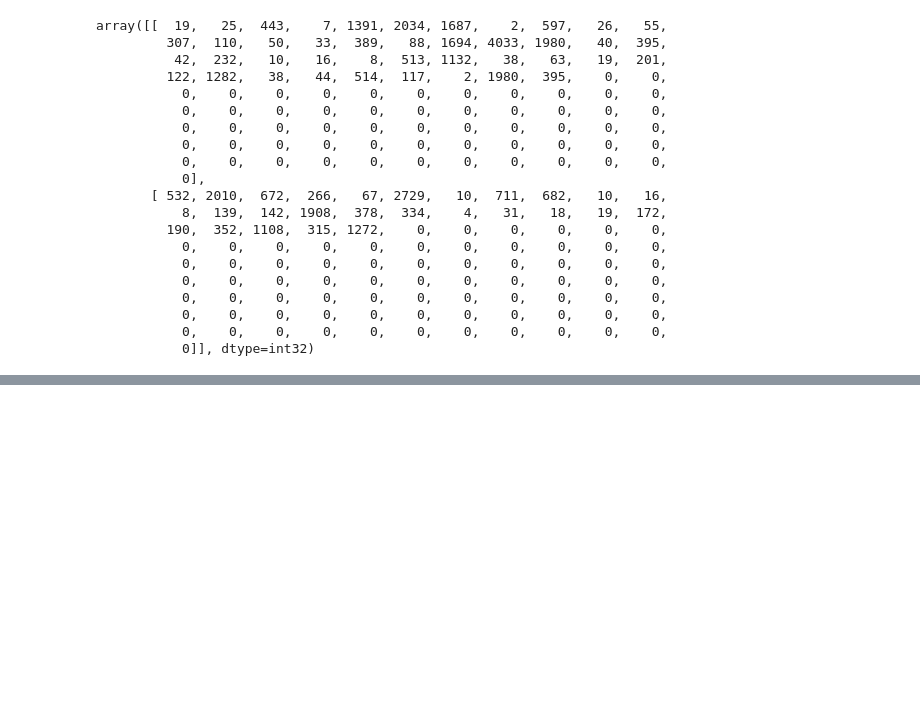
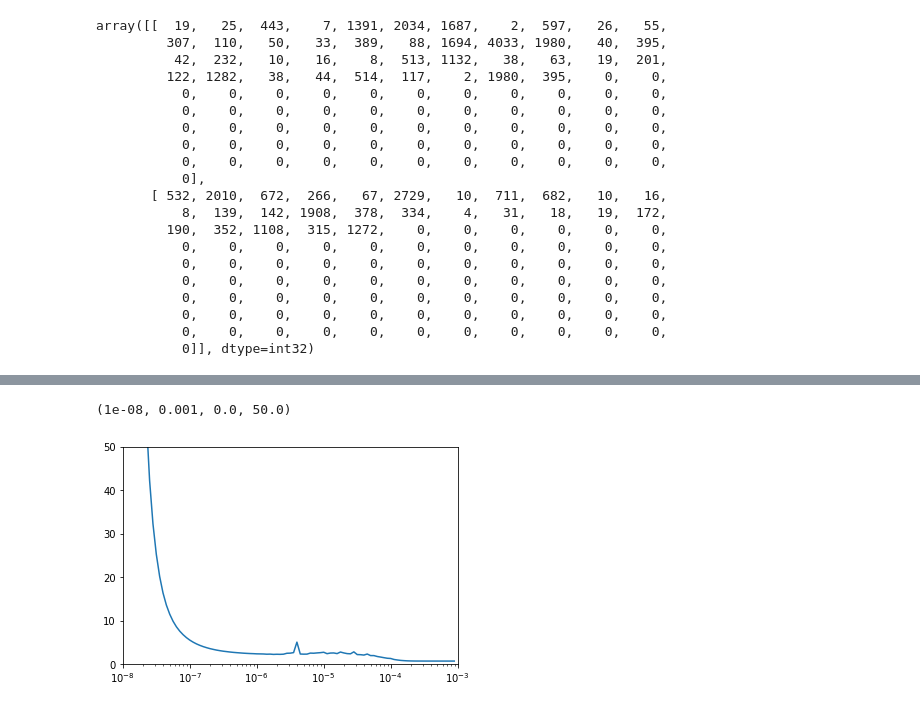
Before and after one commit to github0apurva/DrugReview, a Jupyter notebook: DrugReview_co.ipynb, the cells around one changed output, grey strips where cells are left out. Saved outputs shown, nothing was run; the diff lists cells and outputs as text; code cells hidden in the pictures; blank space fills up the shorter version.

Commit message:
DrugReview_co.ipynb:  dependent as regressor,  simple network with only text input and no embedding

```diff
--- a/DrugReview_co.ipynb
+++ b/DrugReview_co.ipynb
@@ -973,0 +989,39 @@ array([[  19,   25,  443,    7, 1391, 2034, 1687,    2,  597,   26,   55,
+# %%
+param_mod = {
+'embedding_dim' : 16 ,
+'training_size' : 1024,
+'epochs' : 25,
+'GLOVE_DIR' : 'C:/Users/Apurva/Desktop/CaseStudy',
+'GLOVE_FILE' : 'glove.840B.300d.txt',
+'pkl_filename' : "my_model.h5" ,
+'tok' : "tokenizer.pickle"
+}
+# %%
+# Model 1 - output as a regression
+
+# finding the best learning rate
+
+model = Sequential([
+  Dense(50, input_shape = (100,) ,activation = 'relu' ),
+  Dense(20,activation = 'relu' ),
+  Dense(1)
+  ])
+
+model.summary()
+
+# creating a time variable for calculating the total time taken to run the training and validation.
+t = tp.time()
+# defining the LR Schedule, experimenting with different learning rates
+lr_schedule = LearningRateScheduler(lambda epoch: 1e-8 * 10 ** (epoch / 20))
+# defining the optimizer
+optimizer = SGD( lr = 1e-8 , momentum = 0.9)
+# Compiling the model
+model.compile( loss = 'mse', optimizer = optimizer, metrics = ['mae'])
+# Fitting the training data with simultaneously validating
+hist = model.fit(seq_padded, label3, epochs = 100 , callbacks = [lr_schedule],
+  # validation_data = ( seq_padded_test, label3_test) ,
+  verbose = 0, batch_size = param_mod['training_size'] )
+t1 = tp.time() - t
+
+
+print ( int ( t1 / 60 ) , " minutes taken" )
@@ -973,0 +1044,7 @@ array([[  19,   25,  443,    7, 1391, 2034, 1687,    2,  597,   26,   55,
+# %%
+lrs = 1e-8 * ( 10 ** (np.arange(100)/20))
+plt.semilogx(lrs, hist.history["loss"])
+plt.axis([1e-8 , 1e-3, 0 , 50])
+# %% [output]
+(1e-08, 0.001, 0.0, 50.0)
+[figure, added]
```
Also changed, not shown: parts of 7 cells of this notebook.
